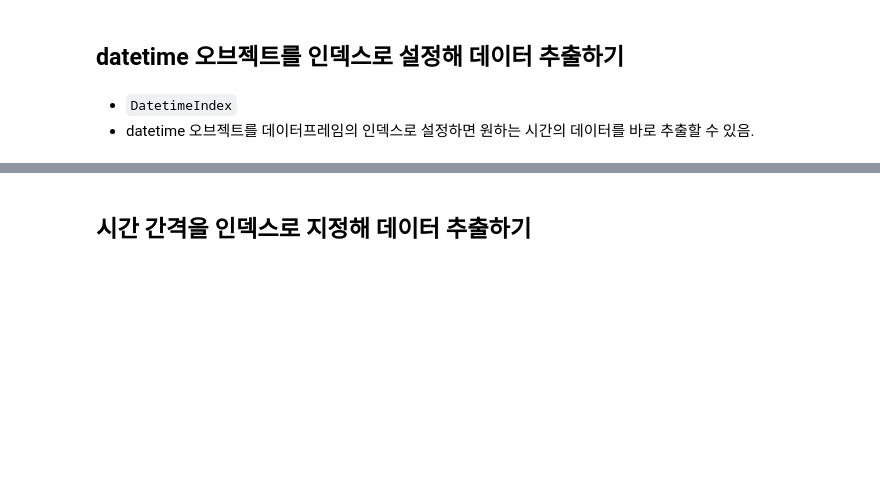
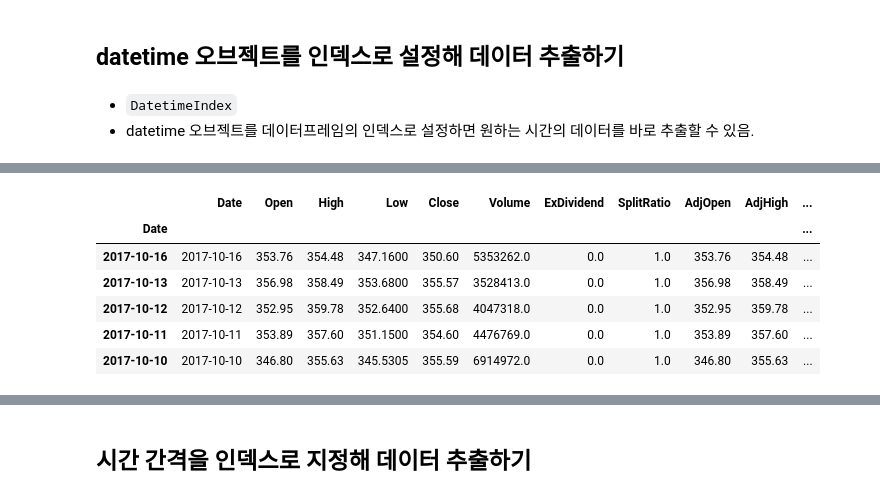
Before and after one commit to 20KMJ/ESAA7, a Jupyter notebook: 1010.ipynb, the cells around one changed output, grey strips where cells are left out. Saved outputs shown, nothing was run; the diff lists cells and outputs as text; code cells hidden in the pictures; blank space fills up the shorter version.

```diff
--- a/1010.ipynb
+++ b/1010.ipynb
@@ -165,0 +166,10 @@ DatetimeIndex(['2018-03-27', '2018-03-26', '2018-03-23', '2018-03-22',
+# %%
+tesla.tail()
+# %% [output]
+|  | Date | Open | High | Low | Close | Volume | ExDividend | SplitRatio | AdjOpen | AdjHigh | ... |
+| Date |  |  |  |  |  |  |  |  |  |  | ... |
+| 2017-10-16 | 2017-10-16 | 353.76 | 354.48 | 347.1600 | 350.60 | 5353262.0 | 0.0 | 1.0 | 353.76 | 354.48 | ... |
+| 2017-10-13 | 2017-10-13 | 356.98 | 358.49 | 353.6800 | 355.57 | 3528413.0 | 0.0 | 1.0 | 356.98 | 358.49 | ... |
+| 2017-10-12 | 2017-10-12 | 352.95 | 359.78 | 352.6400 | 355.68 | 4047318.0 | 0.0 | 1.0 | 352.95 | 359.78 | ... |
+| 2017-10-11 | 2017-10-11 | 353.89 | 357.60 | 351.1500 | 354.60 | 4476769.0 | 0.0 | 1.0 | 353.89 | 357.60 | ... |
+| 2017-10-10 | 2017-10-10 | 346.80 | 355.63 | 345.5305 | 355.59 | 6914972.0 | 0.0 | 1.0 | 346.80 | 355.63 | ... |
```
Also changed, not shown: parts of 8 cells of this notebook.
